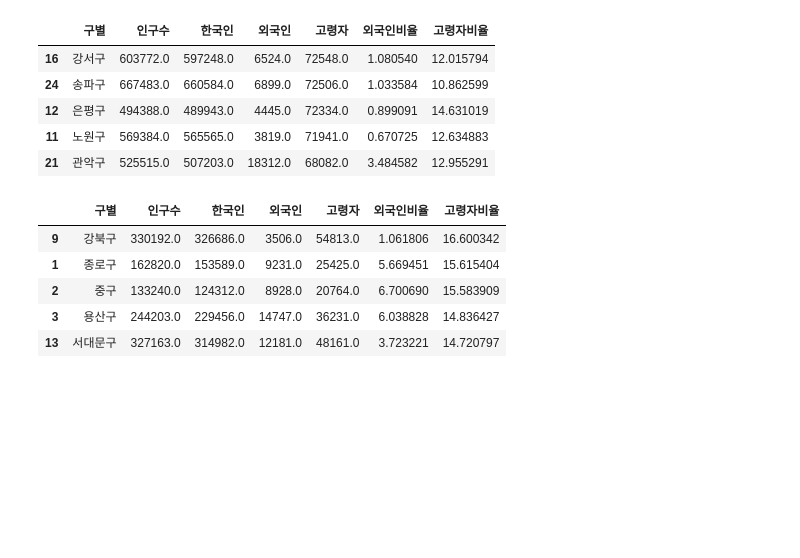
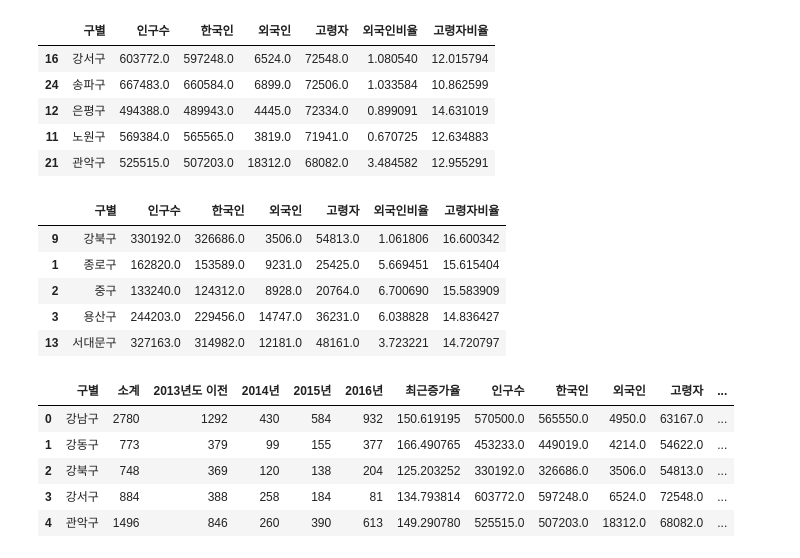
Before and after one commit to ESENS12/DataScience, a Jupyter notebook: CCTV_in_Seoul.ipynb, the cells around one changed output. Drawn from its saved outputs; the diff is of its cells as text; code cells hidden in the pictures; blank space fills up the shorter version.

Commit message:
CCTV_in_Seoul 데이터 추가

```diff
--- a/CCTV_in_Seoul.ipynb
+++ b/CCTV_in_Seoul.ipynb
@@ -198,3 +198,13 @@ pop_Seoul.sort_values(by='고령자비율', ascending=False).head(5)
 | 2 | 중구 | 133240.0 | 124312.0 | 8928.0 | 20764.0 | 6.700690 | 15.583909 |
 | 3 | 용산구 | 244203.0 | 229456.0 | 14747.0 | 36231.0 | 6.038828 | 14.836427 |
 | 13 | 서대문구 | 327163.0 | 314982.0 | 12181.0 | 48161.0 | 3.723221 | 14.720797 |
+# %%
+data_result = pd.merge(CCTV_Seoul, pop_Seoul, on='구별') #구별 을 기준으로 인구수 데이터, CCTV 데이터를 합침
+data_result.head()
+# %% [output]
+|  | 구별 | 소계 | 2013년도 이전 | 2014년 | 2015년 | 2016년 | 최근증가율 | 인구수 | 한국인 | 외국인 | 고령자 | ... |
+| 0 | 강남구 | 2780 | 1292 | 430 | 584 | 932 | 150.619195 | 570500.0 | 565550.0 | 4950.0 | 63167.0 | ... |
+| 1 | 강동구 | 773 | 379 | 99 | 155 | 377 | 166.490765 | 453233.0 | 449019.0 | 4214.0 | 54622.0 | ... |
+| 2 | 강북구 | 748 | 369 | 120 | 138 | 204 | 125.203252 | 330192.0 | 326686.0 | 3506.0 | 54813.0 | ... |
+| 3 | 강서구 | 884 | 388 | 258 | 184 | 81 | 134.793814 | 603772.0 | 597248.0 | 6524.0 | 72548.0 | ... |
+| 4 | 관악구 | 1496 | 846 | 260 | 390 | 613 | 149.290780 | 525515.0 | 507203.0 | 18312.0 | 68082.0 | ... |
```
Also changed, not shown: parts of 6 cells of this notebook.
